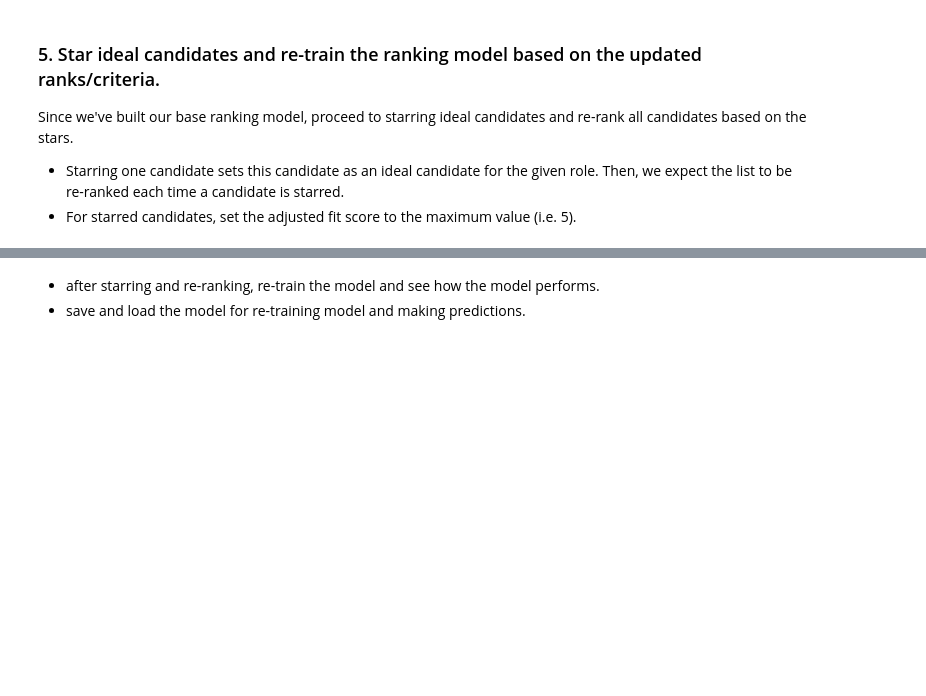
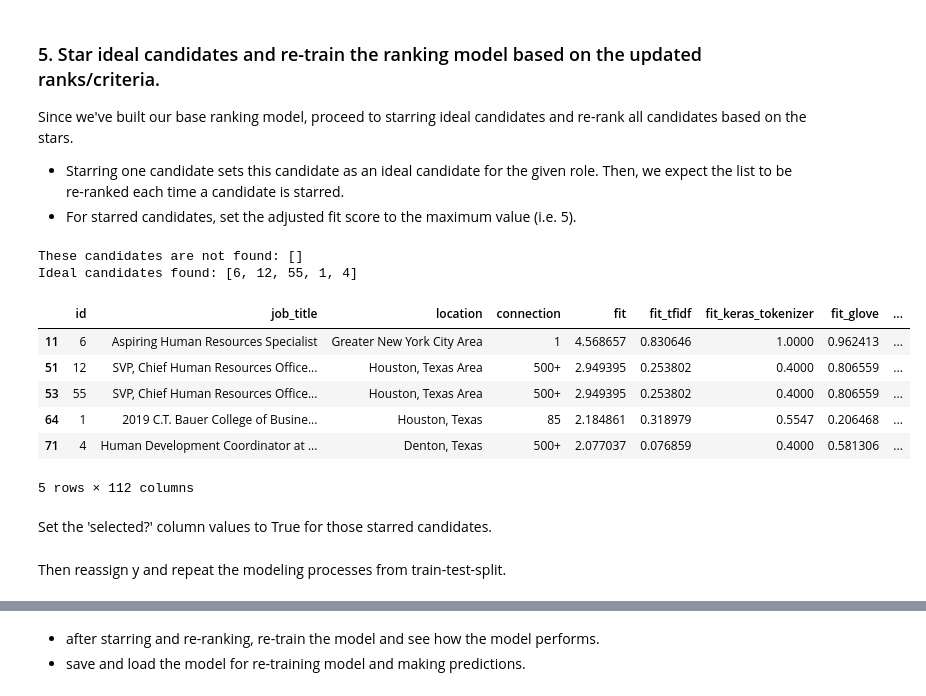
Before and after one commit to henryhyunwookim/Potential-Talents, a Jupyter notebook: Potential Talents_v3.ipynb, the cells around one changed output, grey strips where cells are left out. Cells and saved outputs as stored; diff of their text form; code cells hidden in the pictures; blank space fills up the shorter version.

```diff
--- a/Potential Talents_v3.ipynb
+++ b/Potential Talents_v3.ipynb
@@ -452,3 +451,29 @@ In terms of the mean of predicted ranks for selected candidates, the LGBM ranker
 Since we've built our base ranking model, proceed to starring ideal candidates and re-rank all candidates based on the stars.
 * Starring one candidate sets this candidate as an ideal candidate for the given role. Then, we expect the list to be re-ranked each time a candidate is starred.
 * For starred candidates, set the adjusted fit score to the maximum value (i.e. 5).
+# %%
+unique_ids = sorted(data_selected.id.unique())
+input_ids = input(f"""
+Enter IDs of ideal candidates, separated by comma:
+* IDs: {unique_ids}
+""")
+
+ideal_candidates = [int(id.strip()) for id in input_ids.split(',')]
+candidates_not_found = sorted([id for id in ideal_candidates if id not in unique_ids])
+print(f"These candidates are not found: {candidates_not_found}")
+
+ideal_candidates_df = data_selected[data_selected['id'].isin(ideal_candidates)].sort_values(['rank', 'id', 'connection'])
+print(f"Ideal candidates found: {sorted(list(ideal_candidates_df['id'].values))}")
+ideal_candidates_df
+# %% [output]
+These candidates are not found: []
+Ideal candidates found: [6, 12, 55, 1, 4]
+|  | id | job_title | location | connection | fit | fit_tfidf | fit_keras_tokenizer | fit_glove | ... |
+| 11 | 6 | Aspiring Human Resources Specialist | Greater New York City Area | 1 | 4.568657 | 0.830646 | 1.0000 | 0.962413 | ... |
+| 51 | 12 | SVP, Chief Human Resources Office... | Houston, Texas Area | 500+ | 2.949395 | 0.253802 | 0.4000 | 0.806559 | ... |
+| 53 | 55 | SVP, Chief Human Resources Office... | Houston, Texas Area | 500+ | 2.949395 | 0.253802 | 0.4000 | 0.806559 | ... |
+| 64 | 1 | 2019 C.T. Bauer College of Busine... | Houston, Texas | 85 | 2.184861 | 0.318979 | 0.5547 | 0.206468 | ... |
+| 71 | 4 | Human Development Coordinator at ... | Denton, Texas | 500+ | 2.077037 | 0.076859 | 0.4000 | 0.581306 | ... |
+5 rows × 112 columns
+# %% [markdown]
+Set the 'selected?' column values to True for those starred candidates.
@@ -454,0 +482,2 @@ Since we've built our base ranking model, proceed to starring ideal candidates a
+# %% [markdown]
+Then reassign y and repeat the modeling processes from train-test-split.
```
Also changed, not shown: parts of 25 cells of this notebook.
